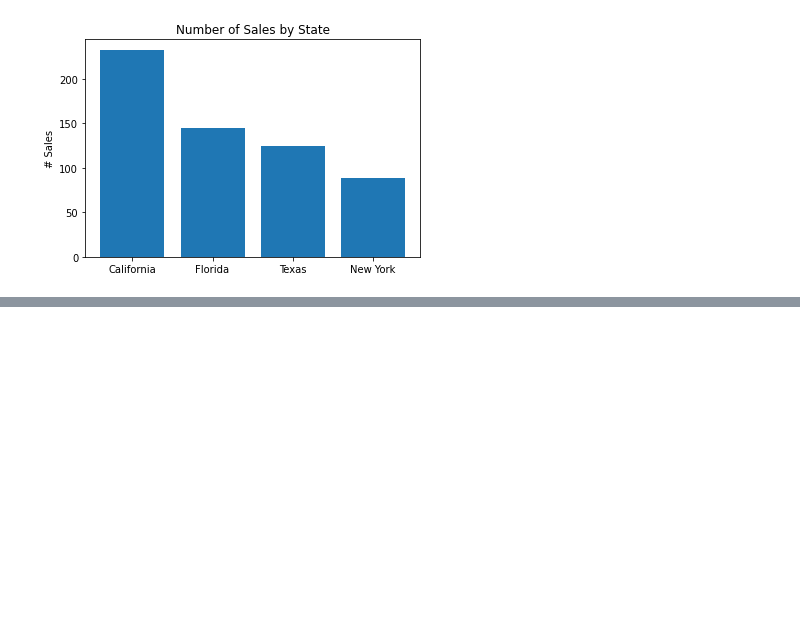
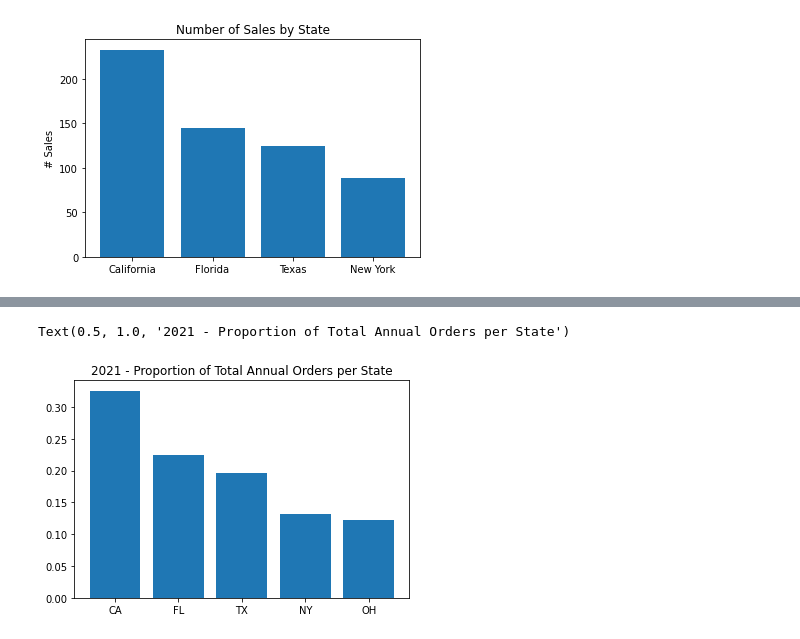
Before and after one commit to ryanbbb/Freelance-Sales-Analysis, a Jupyter notebook: sales-report.ipynb, the cells around one changed output, grey strips where cells are left out. Saved outputs shown, nothing was run; the diff lists cells and outputs as text; code cells hidden in the pictures; blank space fills up the shorter version.

```diff
--- a/sales-report.ipynb
+++ b/sales-report.ipynb
@@ -60,0 +62,6 @@ Text(0.5, 1.0, 'Number of Sales by State')
+# %%
+plt.bar(labs21, df[df['Year'] == 2021]['Shipped to State'].value_counts()[:5] / sum(df[df['Year'] == 2021]['Shipped to State'].value_counts()[:5]))
+plt.title('2021 - Proportion of Total Annual Orders per State')
+# %% [output]
+Text(0.5, 1.0, '2021 - Proportion of Total Annual Orders per State')
+[figure, added]
```
Also changed, not shown: parts of 5 cells of this notebook.
